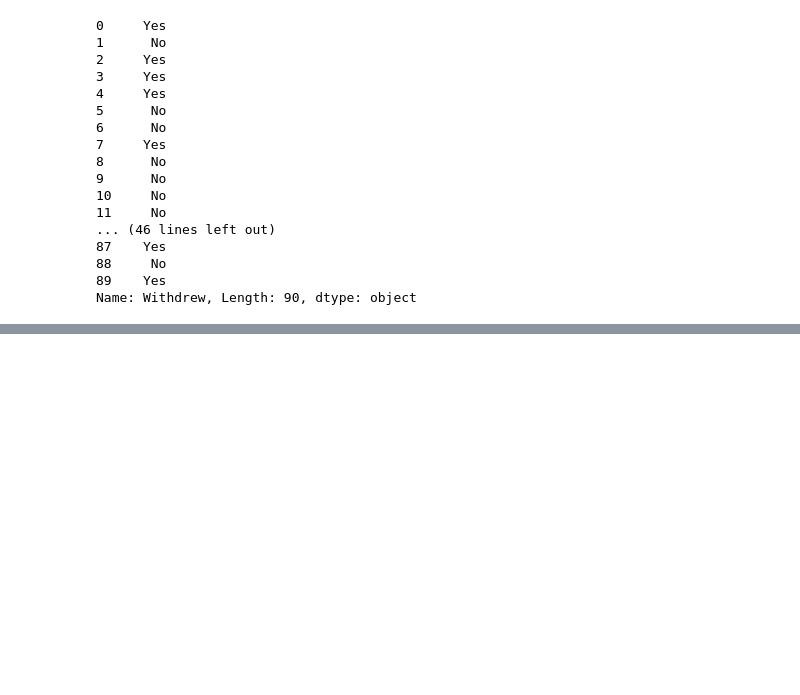
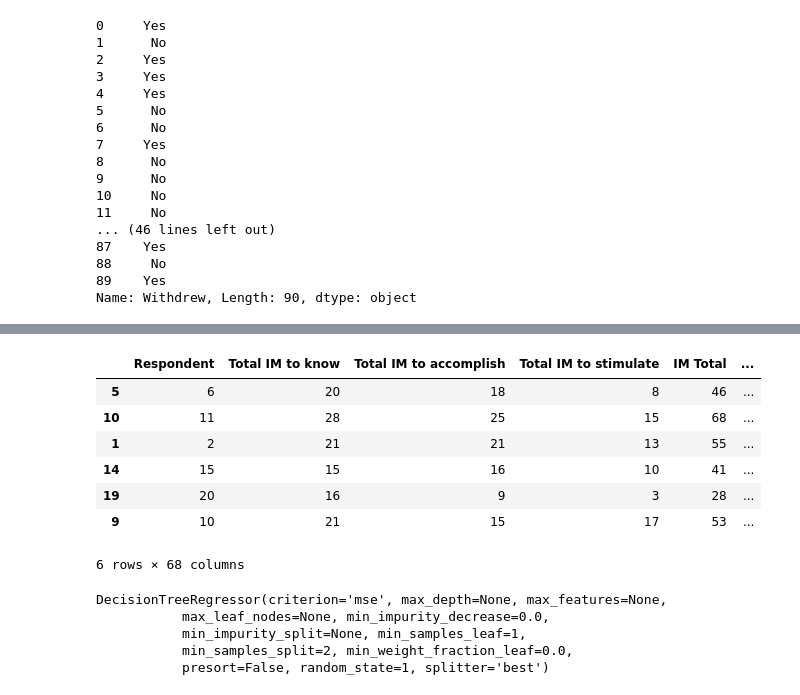
Before and after one commit to mquinndev/data-science-learning, a Jupyter notebook: imputation_and_stuff.ipynb, the cells around one changed output, grey strips where cells are left out. Saved outputs shown, nothing was run; the diff lists cells and outputs as text; code cells hidden in the pictures; blank space fills up the shorter version.

Commit message:
Building out/validating our model

```diff
--- a/imputation_and_stuff.ipynb
+++ b/imputation_and_stuff.ipynb
@@ -209,0 +210,26 @@ Mean Absolute Error from Imputation Flagging Imputed:
+# %%
+model_predictors_for_drop_out.dropna()
+# %% [output]
+|  | Respondent | Total IM to know | Total IM to accomplish | Total IM to stimulate | IM Total | ... |
+| 5 | 6 | 20 | 18 | 8 | 46 | ... |
+| 10 | 11 | 28 | 25 | 15 | 68 | ... |
+| 1 | 2 | 21 | 21 | 13 | 55 | ... |
+| 14 | 15 | 15 | 16 | 10 | 41 | ... |
+| 19 | 20 | 16 | 9 | 3 | 28 | ... |
+| 9 | 10 | 21 | 15 | 17 | 53 | ... |
+6 rows × 68 columns
+# %%
+# Now let's create our model using
+from sklearn.tree import DecisionTreeRegressor
+
+# Build model
+drop_out_model = DecisionTreeRegressor(random_state=1)
+
+# Fit our model
+drop_out_model.fit(plus_imputed_model_predictors_for_drop_out,model_drop_out)
+# %% [output]
+DecisionTreeRegressor(criterion='mse', max_depth=None, max_features=None,
+           max_leaf_nodes=None, min_impurity_decrease=0.0,
+           min_impurity_split=None, min_samples_leaf=1,
+           min_samples_split=2, min_weight_fraction_leaf=0.0,
+           presort=False, random_state=1, splitter='best')
```
Also changed, not shown: parts of 5 cells of this notebook.
